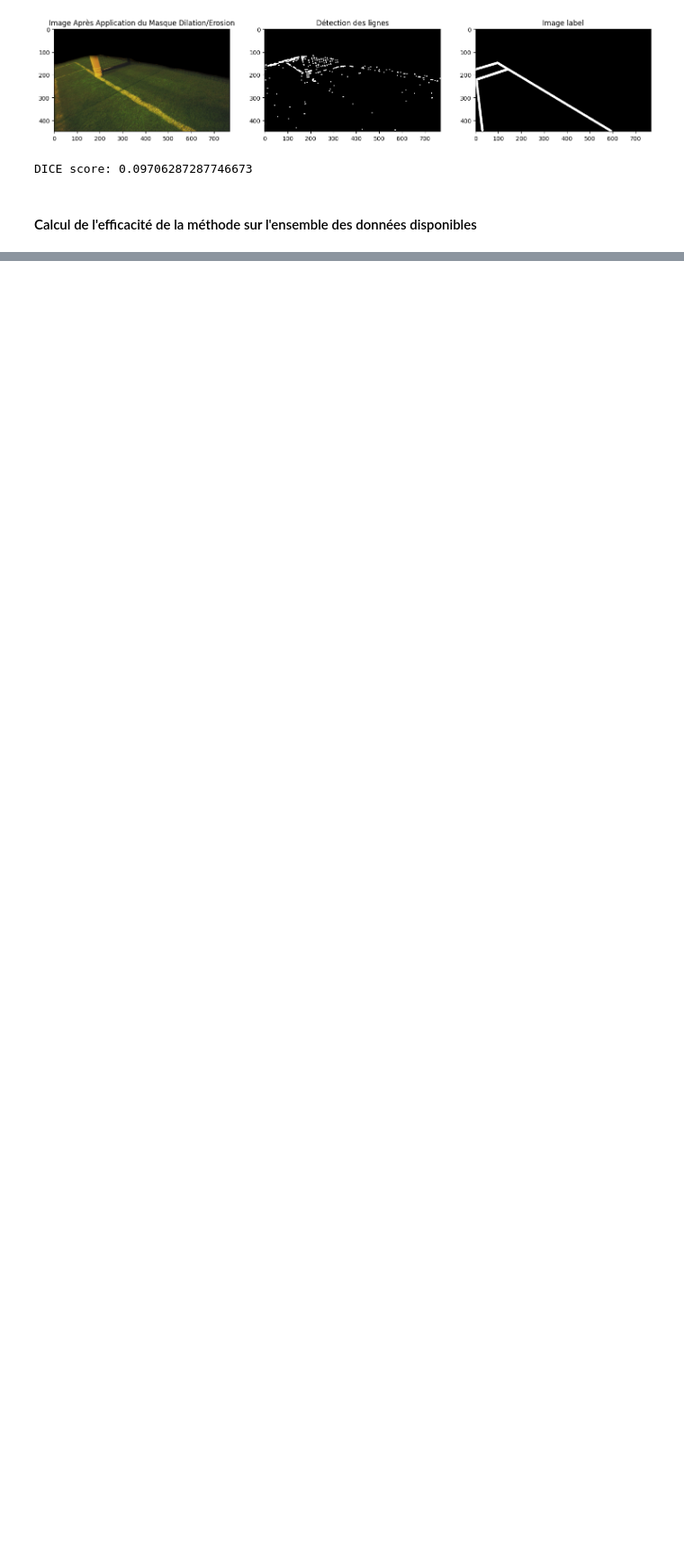
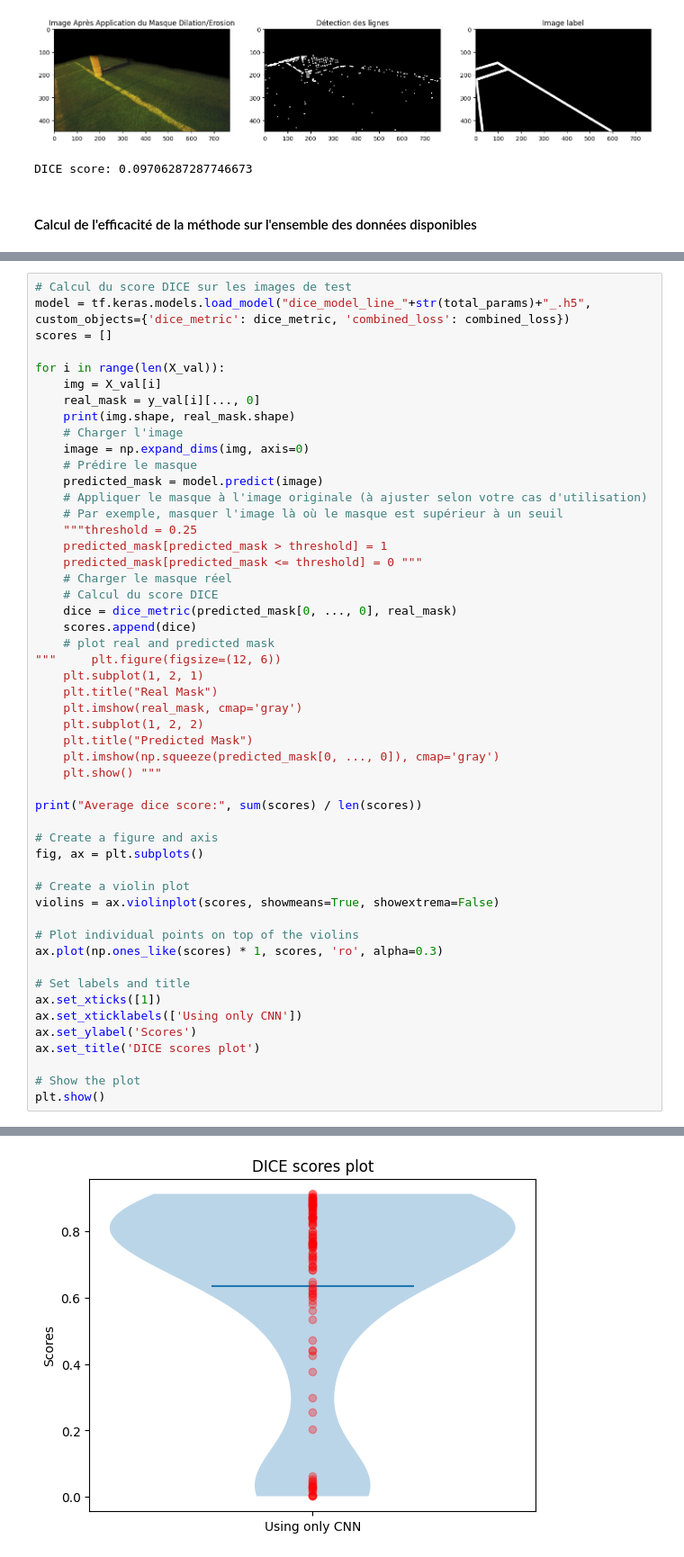
Before and after one commit to grybouilli/soccer-lines-detection, a Jupyter notebook: train_mask_model.ipynb, the cells around one changed output, grey strips where cells are left out. Shown at 90% size. Cells and saved outputs as stored; diff of their text form; blank space fills up the shorter version.

```diff
--- a/train_mask_model.ipynb
+++ b/train_mask_model.ipynb
@@ -606,0 +652,52 @@ OSError: No file or directory found at acc_model_line_491137_.h5
+# %%
+# Calcul du score DICE sur les images de test
+model = tf.keras.models.load_model("dice_model_line_"+str(total_params)+"_.h5", custom_objects={'dice_metric': dice_metric, 'combined_loss': combined_loss})
+scores = []
+
+for i in range(len(X_val)):
+    img = X_val[i]
+    real_mask = y_val[i][..., 0]
+    print(img.shape, real_mask.shape)
+    # Charger l'image
+    image = np.expand_dims(img, axis=0)
+    # Prédire le masque
+    predicted_mask = model.predict(image)
+    # Appliquer le masque à l'image originale (à ajuster selon votre cas d'utilisation)
+    # Par exemple, masquer l'image là où le masque est supérieur à un seuil
+    """threshold = 0.25
+    predicted_mask[predicted_mask > threshold] = 1
+    predicted_mask[predicted_mask <= threshold] = 0 """
+    # Charger le masque réel
+    # Calcul du score DICE
+    dice = dice_metric(predicted_mask[0, ..., 0], real_mask)
+    scores.append(dice)
+    # plot real and predicted mask
+"""     plt.figure(figsize=(12, 6))
+    plt.subplot(1, 2, 1)
+    plt.title("Real Mask")
+    plt.imshow(real_mask, cmap='gray')
+    plt.subplot(1, 2, 2)
+    plt.title("Predicted Mask")
+    plt.imshow(np.squeeze(predicted_mask[0, ..., 0]), cmap='gray')
+    plt.show() """
+
+print("Average dice score:", sum(scores) / len(scores))
+
+# Create a figure and axis
+fig, ax = plt.subplots()
+
+# Create a violin plot
+violins = ax.violinplot(scores, showmeans=True, showextrema=False)
+
+# Plot individual points on top of the violins
+ax.plot(np.ones_like(scores) * 1, scores, 'ro', alpha=0.3)
+
+# Set labels and title
+ax.set_xticks([1])
+ax.set_xticklabels(['Using only CNN'])
+ax.set_ylabel('Scores')
+ax.set_title('DICE scores plot')
+
+# Show the plot
+plt.show()
+# %% [output]
@@ -606,0 +721 @@ OSError: No file or directory found at acc_model_line_491137_.h5
+[figure, added]
```
Also changed, not shown: parts of 15 cells of this notebook.
